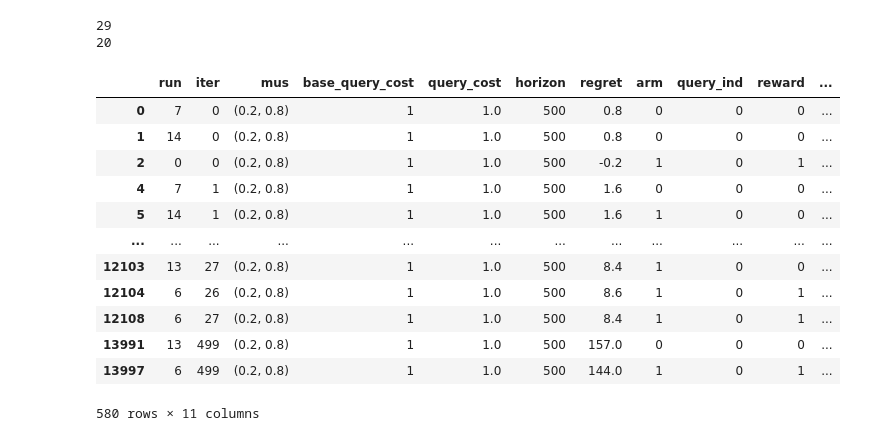
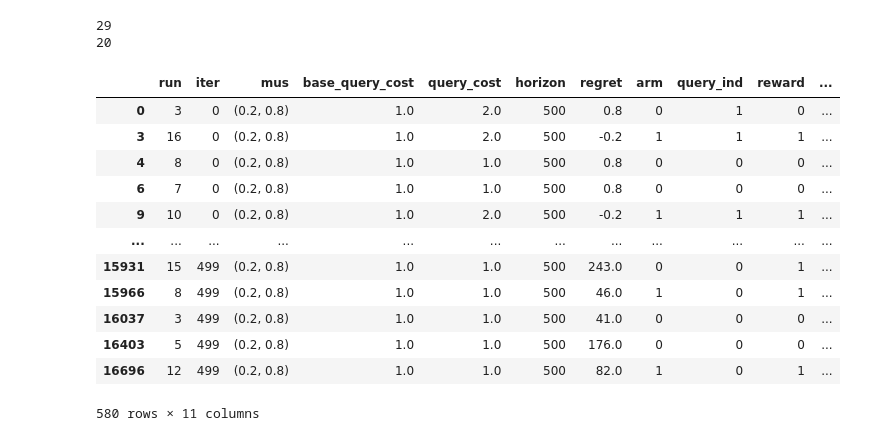
Before and after one commit to dvirla/ARLBayesMCTS, a Jupyter notebook: changing_query_analysis.ipynb, the cells around one changed output. Saved outputs shown, nothing was run; the diff lists cells and outputs as text; code cells hidden in the pictures.

```diff
--- a/changing_query_analysis.ipynb
+++ b/changing_query_analysis.ipynb
@@ -207,23 +262,23 @@ print(len(keep_runs))
 29
 20
 # %%
-BAMCPP_res = df_100_sim.rename(columns={'chosen_arm': 'arm', 'timestep': 'iter'})
+BAMCPP_res = df.rename(columns={'chosen_arm': 'arm', 'timestep': 'iter'})
 BAMCPP_res = BAMCPP_res[BAMCPP_res.run.isin(keep_runs)]
 BAMCPP_res = BAMCPP_res[BAMCPP_res.iter.isin(keep_iters)]
 BAMCPP_res
 # %% [output]
 |  | run | iter | mus | base_query_cost | query_cost | horizon | regret | arm | query_ind | reward | ... |
-| 0 | 7 | 0 | (0.2, 0.8) | 1 | 1.0 | 500 | 0.8 | 0 | 0 | 0 | ... |
-| 1 | 14 | 0 | (0.2, 0.8) | 1 | 1.0 | 500 | 0.8 | 0 | 0 | 0 | ... |
-| 2 | 0 | 0 | (0.2, 0.8) | 1 | 1.0 | 500 | -0.2 | 1 | 0 | 1 | ... |
-| 4 | 7 | 1 | (0.2, 0.8) | 1 | 1.0 | 500 | 1.6 | 0 | 0 | 0 | ... |
-| 5 | 14 | 1 | (0.2, 0.8) | 1 | 1.0 | 500 | 1.6 | 1 | 0 | 0 | ... |
+| 0 | 3 | 0 | (0.2, 0.8) | 1.0 | 2.0 | 500 | 0.8 | 0 | 1 | 0 | ... |
+| 3 | 16 | 0 | (0.2, 0.8) | 1.0 | 2.0 | 500 | -0.2 | 1 | 1 | 1 | ... |
+| 4 | 8 | 0 | (0.2, 0.8) | 1.0 | 1.0 | 500 | 0.8 | 0 | 0 | 0 | ... |
+| 6 | 7 | 0 | (0.2, 0.8) | 1.0 | 1.0 | 500 | 0.8 | 0 | 0 | 0 | ... |
+| 9 | 10 | 0 | (0.2, 0.8) | 1.0 | 2.0 | 500 | -0.2 | 1 | 1 | 1 | ... |
 | ... | ... | ... | ... | ... | ... | ... | ... | ... | ... | ... | ... |
-| 12103 | 13 | 27 | (0.2, 0.8) | 1 | 1.0 | 500 | 8.4 | 1 | 0 | 0 | ... |
-| 12104 | 6 | 26 | (0.2, 0.8) | 1 | 1.0 | 500 | 8.6 | 1 | 0 | 1 | ... |
-| 12108 | 6 | 27 | (0.2, 0.8) | 1 | 1.0 | 500 | 8.4 | 1 | 0 | 1 | ... |
-| 13991 | 13 | 499 | (0.2, 0.8) | 1 | 1.0 | 500 | 157.0 | 0 | 0 | 0 | ... |
-| 13997 | 6 | 499 | (0.2, 0.8) | 1 | 1.0 | 500 | 144.0 | 1 | 0 | 1 | ... |
+| 15931 | 15 | 499 | (0.2, 0.8) | 1.0 | 1.0 | 500 | 243.0 | 0 | 0 | 1 | ... |
+| 15966 | 8 | 499 | (0.2, 0.8) | 1.0 | 1.0 | 500 | 46.0 | 1 | 0 | 1 | ... |
+| 16037 | 3 | 499 | (0.2, 0.8) | 1.0 | 1.0 | 500 | 41.0 | 0 | 0 | 0 | ... |
+| 16403 | 5 | 499 | (0.2, 0.8) | 1.0 | 1.0 | 500 | 176.0 | 0 | 0 | 0 | ... |
+| 16696 | 12 | 499 | (0.2, 0.8) | 1.0 | 1.0 | 500 | 82.0 | 1 | 0 | 1 | ... |
 580 rows × 11 columns
 # %%
 plot_cum_reg_and_arms(BAMCPP_res, MCCH_res, 500, 20, '[0.2, 0.8]', labels=('MCCH', 'BAMCPP'))
```
Also changed, not shown: parts of 19 cells of this notebook, 2 other files.
